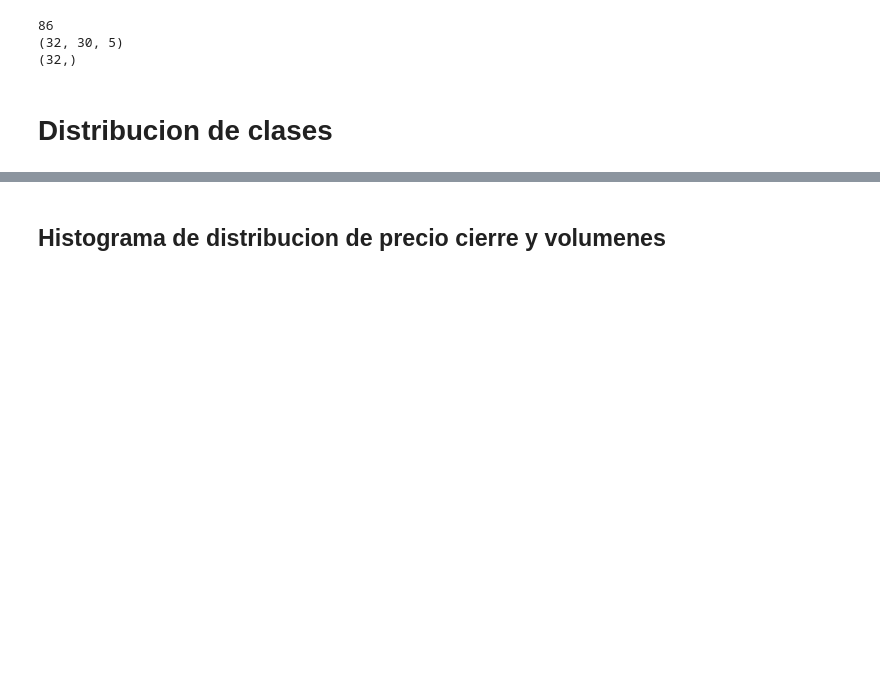
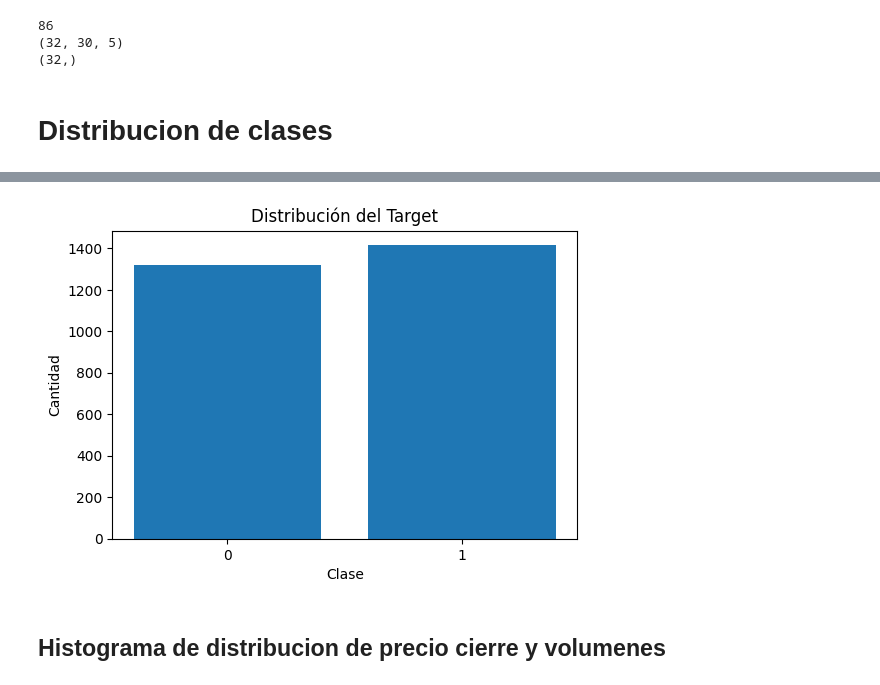
Before and after one commit to 42engineering/P3MetodologiasAgilesML, a Jupyter notebook: tdsp_template/P3_tsla/scripts/tsl_stock_data.ipynb, the cells around one changed output, grey strips where cells are left out. Drawn from its saved outputs; the diff is of its cells as text; code cells hidden in the pictures; blank space fills up the shorter version.

```diff
--- a/tdsp_template/P3_tsla/scripts/tsl_stock_data.ipynb
+++ b/tdsp_template/P3_tsla/scripts/tsl_stock_data.ipynb
@@ -78,6 +78,21 @@ def plotTimeSeries(dataframe, column, title, plotType='line', startDate=None, en
     plt.grid(True)
 
     plt.show()
+
+def plotBatchTargetDistribution(yData):
+
+    valores, conteos = np.unique(yData, return_counts=True)
+
+    plt.figure(figsize=(6,4))
+
+    bars = plt.bar(valores, conteos)
+
+    plt.title("Distribución del Target")
+
+    plt.xlabel("Clase")
+    plt.ylabel("Cantidad")
+
+    plt.xticks([0,1])
 # %%
 def createTimeSeries(caracteristicasData, targetData, sequenceLength=30):
 
@@ -261,3 +272,7 @@ NameError: name 'plotBatchTargetDistribution' is not defined
+# %%
+plotBatchTargetDistribution(y)
+# %% [output]
+[figure, added]
 # %%
 def plotHistogram(data, title):
 
```
Also changed, not shown: parts of 1 cell of this notebook.
